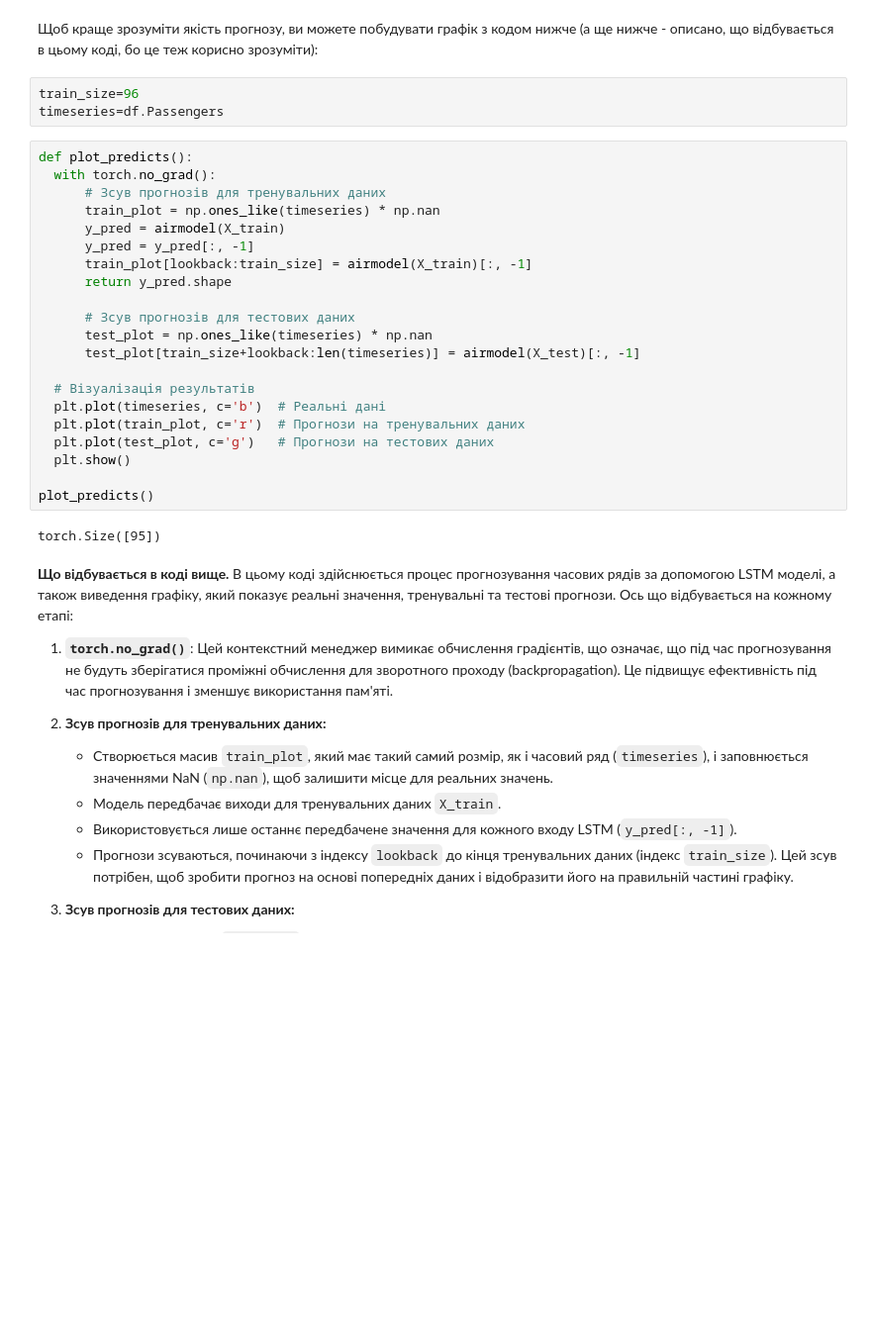
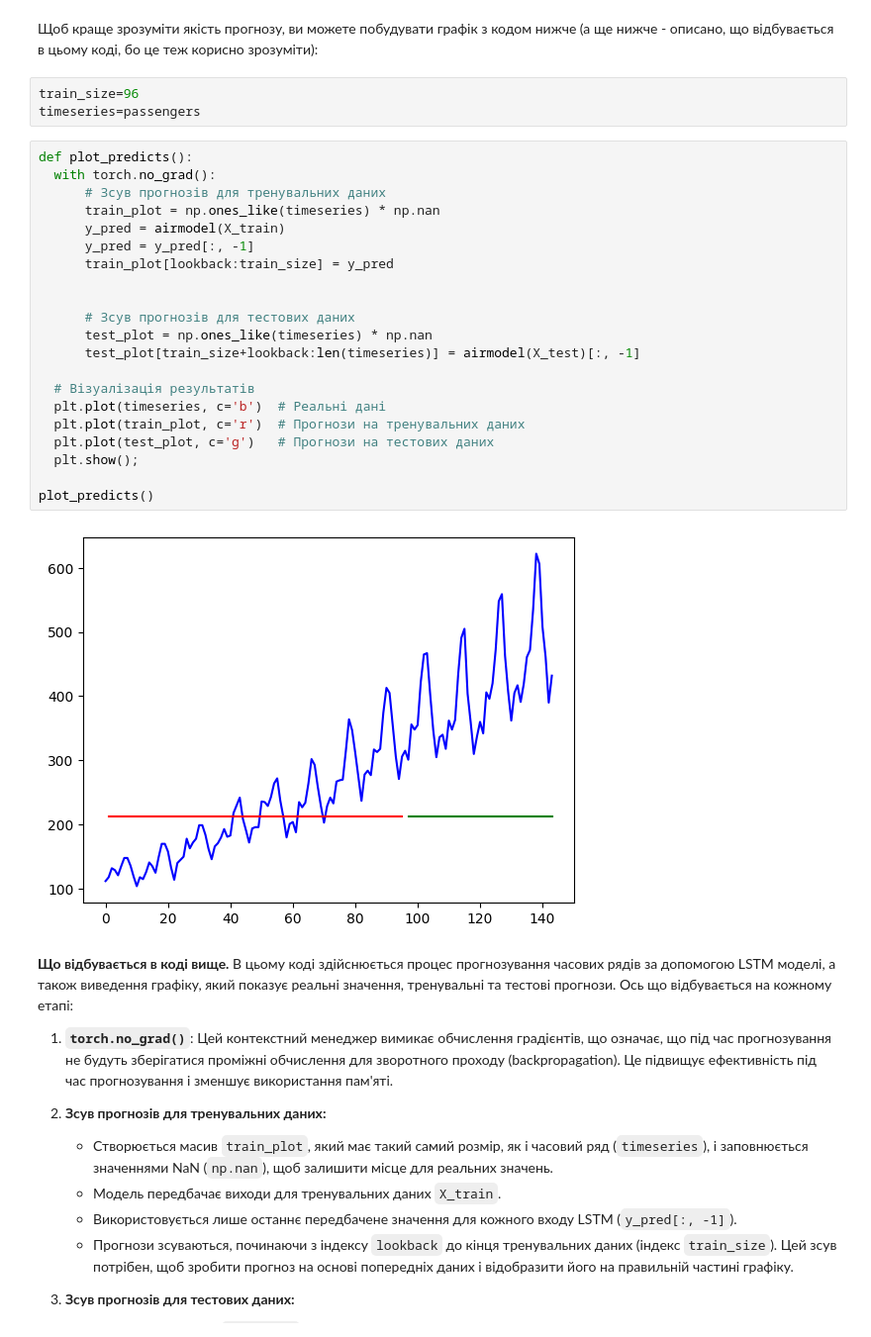
Before and after one commit to Daria-Lytvynenko/ML_course, a Jupyter notebook: LSTM_для_прогнозування_часових_рядів.ipynb, the cells around one changed output. Shown at 99% size. Saved outputs shown, nothing was run; the diff lists cells and outputs as text; blank space fills up the shorter version.

```diff
--- a/LSTM_для_прогнозування_часових_рядів.ipynb
+++ b/LSTM_для_прогнозування_часових_рядів.ipynb
@@ -259,30 +255,30 @@ plt.plot(losses_test)
 Щоб краще зрозуміти якість прогнозу, ви можете побудувати графік з кодом нижче (а ще нижче - описано, що відбувається в цьому коді, бо це теж корисно зрозуміти):
 # %%
 train_size=96
-timeseries=df.Passengers
+timeseries=passengers
 # %%
 def plot_predicts():
   with torch.no_grad():
       # Зсув прогнозів для тренувальних даних
       train_plot = np.ones_like(timeseries) * np.nan
       y_pred = airmodel(X_train)
       y_pred = y_pred[:, -1]
-      train_plot[lookback:train_size] = airmodel(X_train)[:, -1]
-      return y_pred.shape
+      train_plot[lookback:train_size] = y_pred
+
 
       # Зсув прогнозів для тестових даних
       test_plot = np.ones_like(timeseries) * np.nan
       test_plot[train_size+lookback:len(timeseries)] = airmodel(X_test)[:, -1]
 
   # Візуалізація результатів
   plt.plot(timeseries, c='b')  # Реальні дані
   plt.plot(train_plot, c='r')  # Прогнози на тренувальних даних
   plt.plot(test_plot, c='g')   # Прогнози на тестових даних
-  plt.show()
+  plt.show();
 
 plot_predicts()
 # %% [output]
-torch.Size([95])
+[figure, added]
 # %% [markdown]
 **Що відбувається в коді вище.** В цьому коді здійснюється процес прогнозування часових рядів за допомогою LSTM моделі, а також виведення графіку, який показує реальні значення, тренувальні та тестові прогнози. Ось що відбувається на кожному етапі:
 
```
Also changed, not shown: parts of 6 cells of this notebook.
